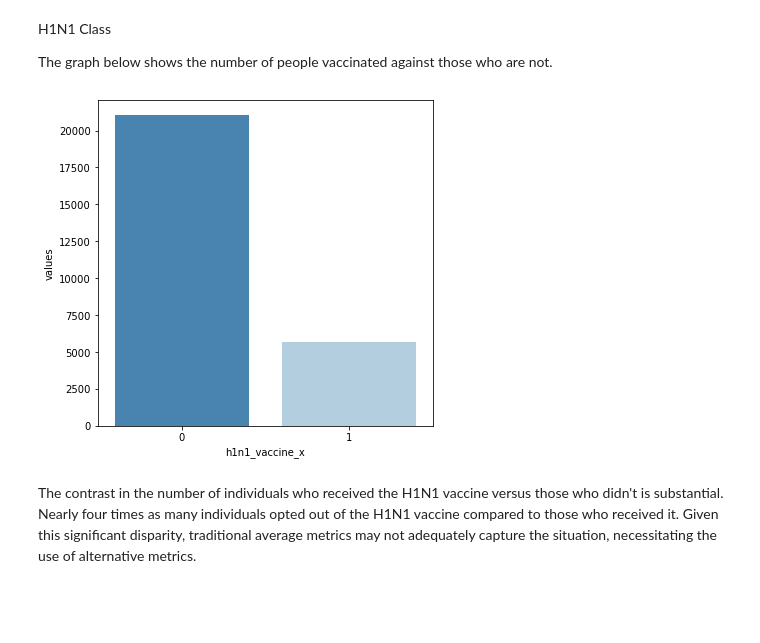
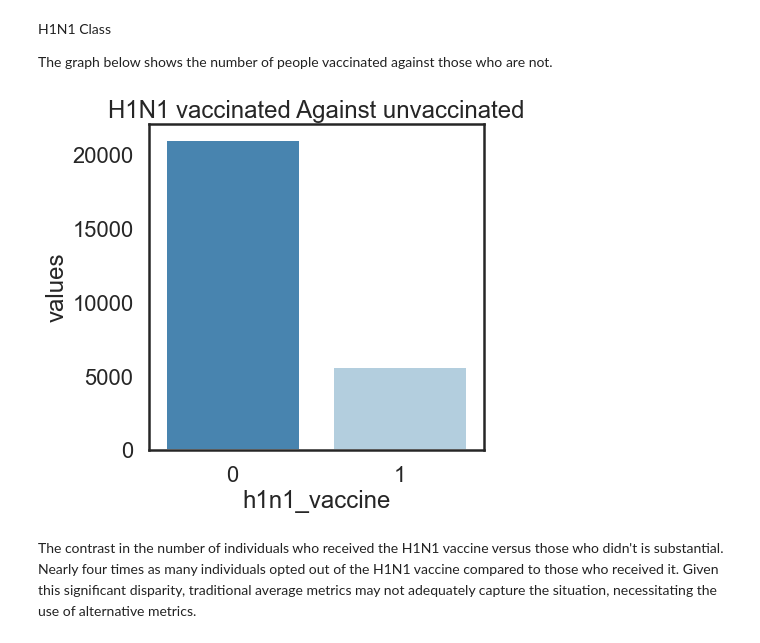
Before and after one commit to sophline/Vaccination_prediction, a Jupyter notebook: prediction.ipynb, the cells around one changed output. Drawn from its saved outputs; the diff is of its cells as text; code cells hidden in the pictures; blank space fills up the shorter version.

```diff
--- a/prediction.ipynb
+++ b/prediction.ipynb
@@ -143,7 +150,7 @@ The code below is a function that loads ,merges the feature csv file and the lab
 # %%
 import pandas as pd
 
-def load_csv(file_path,column_to_drop='respondent_id'):
+def load_csv(file_path,column_to_drop=None):
     # Load the CSV file
     return pd.read_csv(file_path)
 
@@ -307,0 +278,7 @@ Dealing with Missing Values
+# %%
+# Merge the training labels and training features
+B = df_labelf
+A = df_training.copy()
+frames = [A,B]
+Data = pd.concat(frames,axis=1)
+Data.head()
@@ -371,18 +369,19 @@ Index(['respondent_id', 'h1n1_concern', 'h1n1_knowledge',
 
   The graph below shows the number of people vaccinated against those who are not.
 # %%
-data['h1n1_vaccine_x'].value_counts()
+Data['h1n1_vaccine'].value_counts()
 
 temp = data["h1n1_vaccine_x"].value_counts()
 
-dfh1n1bal = pd.DataFrame({'h1n1_vaccine_x': temp.index,'values': temp.values})
+dfh1n1bal = pd.DataFrame({'h1n1_vaccine': temp.index,'values': temp.values})
 
 plt.figure(figsize = (6,6))
 
-sns.barplot(x = 'h1n1_vaccine_x', y="values",palette="Blues_r", data=dfh1n1bal)
+sns.barplot(x = 'h1n1_vaccine', y="values",palette="Blues_r", data=dfh1n1bal)
+plt.title('H1N1 vaccinated Against unvaccinated')
 plt.show()
 # %% [output]
-[figure, old version]
+[figure, new version]
 # %% [markdown]
 The contrast in the number of individuals who received the H1N1 vaccine versus those who didn't is substantial. Nearly four times as many individuals opted out of the H1N1 vaccine compared to those who received it. Given this significant disparity, traditional average metrics may not adequately capture the situation, necessitating the use of alternative metrics.
 # %% [markdown]
```
Also changed, not shown: parts of 35 cells of this notebook.
